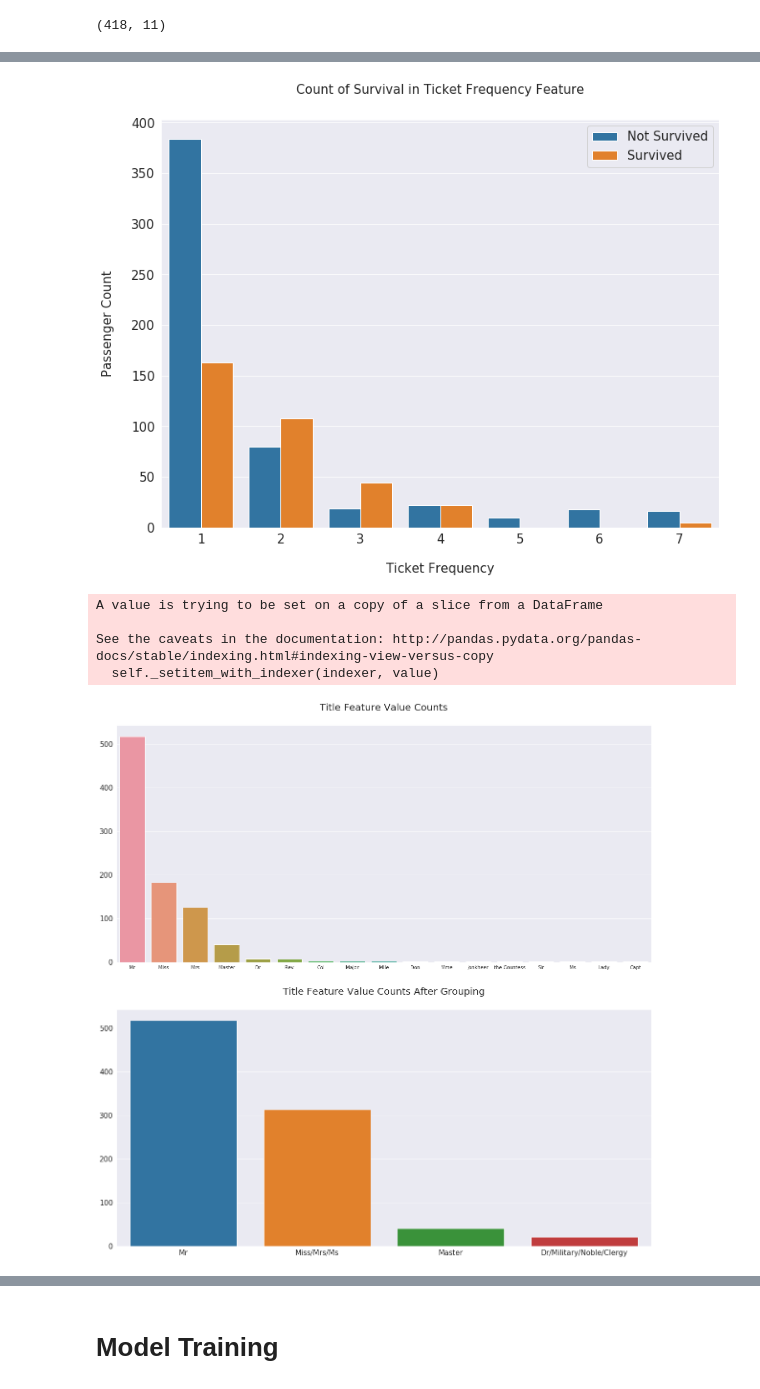
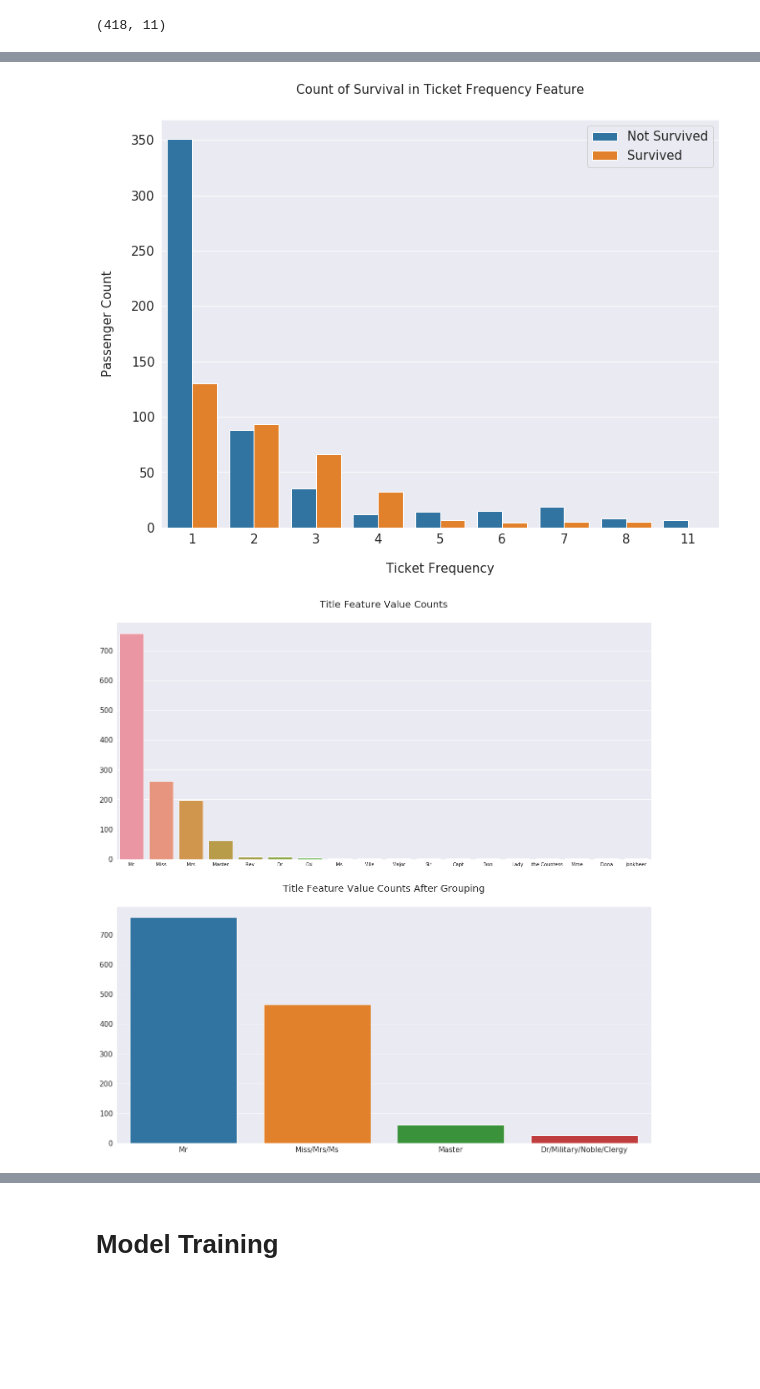
Before and after one commit to FatimaMoqran/titanic, a Jupyter notebook: titanic_project.ipynb, the cells around one changed output, grey strips where cells are left out. Drawn from its saved outputs; the diff is of its cells as text; code cells hidden in the pictures; blank space fills up the shorter version.

```diff
--- a/titanic_project.ipynb
+++ b/titanic_project.ipynb
@@ -273,7 +270,7 @@ plt.show()
 ['Embarked', 'Parch', 'Pclass', 'Sex', 'SibSp']
 [figure]
 # %%
-df_all = pd.concat([df,df_test])
+df_all = pd.concat([df_train,df_test])
 print(df_all.head())
 df_all.shape
 # %% [output]
@@ -330,8 +327,8 @@ plt.show()
 # %%
-df['Age'] = pd.qcut(df['Age'].rank(method='first'),10)
+df_all['Age'] = pd.qcut(df_all['Age'].rank(method='first'),10)
 
 fig, axs = plt.subplots(figsize = (22, 9))
-sns.countplot(x = 'Age', hue = 'Survived', data = df)
+sns.countplot(x = 'Age', hue = 'Survived', data = df_all)
 plt.xlabel('Age', size = 15, labelpad = 20)
 plt.ylabel('Passenger Count', size = 15, labelpad = 20)
 
@@ -347,22 +344,22 @@ plt.show()
 # %%
-df['Family_Size'] = df['SibSp'] + df['Parch']+1
+df_all['Family_Size'] = df_all['SibSp'] + df_all['Parch']+1
 fig, axs = plt.subplots(figsize = (20,20), ncols = 2, nrows =2)
 plt.subplots_adjust(right = 1.5)
 
-sns.barplot(x = df['Family_Size'].value_counts().index,
-           y = df['Family_Size'].value_counts().values,
+sns.barplot(x = df_all['Family_Size'].value_counts().index,
+           y = df_all['Family_Size'].value_counts().values,
            ax = axs[0][0])
-sns.countplot(x ='Family_Size', hue = 'Survived', data = df, ax= axs[0][1])
+sns.countplot(x ='Family_Size', hue = 'Survived', data = df_all, ax= axs[0][1])
 
 axs[0][0].set_title('Family Size Feature Value Counts', size=20, y=1.05)
 axs[0][1].set_title('Survival Counts in Family Size ', size=20, y=1.05)
 
 family_map = {1:'Alone', 2: 'Small', 3: 'Small',4: 'Small', 5:'Medium',6:'Medium',7:'Large',8:'Large',9:'Large', 10:'Large', 11:'Large' }
-df['Family_Size_Grouped'] = df['Family_Size'].map(family_map)
+df_all['Family_Size_Grouped'] = df_all['Family_Size'].map(family_map)
 
-sns.barplot(x=df['Family_Size_Grouped'].value_counts().index,
-            y=df['Family_Size_Grouped'].value_counts().values, ax=axs[1][0])
-sns.countplot(x='Family_Size_Grouped', hue='Survived', data=df, ax=axs[1][1])
+sns.barplot(x=df_all['Family_Size_Grouped'].value_counts().index,
+            y=df_all['Family_Size_Grouped'].value_counts().values, ax=axs[1][0])
+sns.countplot(x='Family_Size_Grouped', hue='Survived', data=df_all, ax=axs[1][1])
 
 
 axs[1][0].set_title('Family Size Feature Value Counts After Grouping', size=20, y=1.05)
@@ -382,10 +379,10 @@ plt.show()
 # %%
 #survival function of nbre of tickets buy
 
-df['Ticket_Frequency'] = df.groupby('Ticket')['Ticket'].transform('count')
+df_all['Ticket_Frequency'] = df_all.groupby('Ticket')['Ticket'].transform('count')
 
 fig, axs = plt.subplots(figsize=(12, 9))
-sns.countplot(x='Ticket_Frequency', hue='Survived', data=df)
+sns.countplot(x='Ticket_Frequency', hue='Survived', data=df_all)
 
 plt.xlabel('Ticket Frequency', size=15, labelpad=20)
 plt.ylabel('Passenger Count', size=15, labelpad=20)
@@ -397,37 +394,33 @@ plt.title('Count of Survival in {} Feature'.format('Ticket Frequency'), size=15,
 
 plt.show()
 # %% [output]
-[figure, old version]
+[figure, new version]
 # %%
-df['Title'] = df['Name'].str.split(', ', expand=True)[1].str.split('.', expand=True)[0]
-df['Is_Married'] = 0
-df['Is_Married'].loc[df['Title'] == 'Mrs'] = 1
-df.head()
+df_all['Title'] = df_all['Name'].str.split(', ', expand=True)[1].str.split('.', expand=True)[0]
+df_all['Is_Married'] = 0
+df_all['Is_Married'].loc[df_all['Title'] == 'Mrs'] = 1
+df_all.head()
 
 
 
 fig, axs = plt.subplots(nrows=2, figsize=(20, 20))
-sns.barplot(x=df['Title'].value_counts().index, y=df['Title'].value_counts().values, ax=axs[0])
+sns.barplot(x=df_all['Title'].value_counts().index, y=df_all['Title'].value_counts().values, ax=axs[0])
 
 axs[0].tick_params(axis='x', labelsize=10)
 axs[1].tick_params(axis='x', labelsize=15)
 
 for i in range(2):
     axs[i].tick_params(axis='y', labelsize=15)
 
 axs[0].set_title('Title Feature Value Counts', size=20, y=1.05)
 
-df['Title'] = df['Title'].replace(['Miss', 'Mrs','Ms', 'Mlle', 'Lady', 'Mme', 'the Countess', 'Dona'], 'Miss/Mrs/Ms')
-df['Title'] = df['Title'].replace(['Dr', 'Col', 'Major', 'Jonkheer', 'Capt', 'Sir', 'Don', 'Rev'], 'Dr/Military/Noble/Clergy')
+df_all['Title'] = df_all['Title'].replace(['Miss', 'Mrs','Ms', 'Mlle', 'Lady', 'Mme', 'the Countess', 'Dona'], 'Miss/Mrs/Ms')
+df_all['Title'] = df_all['Title'].replace(['Dr', 'Col', 'Major', 'Jonkheer', 'Capt', 'Sir', 'Don', 'Rev'], 'Dr/Military/Noble/Clergy')
 
-sns.barplot(x =df['Title'].value_counts().index,
-            y=df['Title'].value_counts().values, ax=axs[1])
+sns.barplot(x =df_all['Title'].value_counts().index,
+            y=df_all['Title'].value_counts().values, ax=axs[1])
 axs[1].set_title('Title Feature Value Counts After Grouping', size=20, y=1.05)
 
 plt.show()
 # %% [output]
-A value is trying to be set on a copy of a slice from a DataFrame
-
-See the caveats in the documentation: http://pandas.pydata.org/pandas-docs/stable/indexing.html#indexing-view-versus-copy
-  self._setitem_with_indexer(indexer, value)
-[figure, old version]
+[figure, new version]
```
Also changed, not shown: parts of 47 cells of this notebook.
